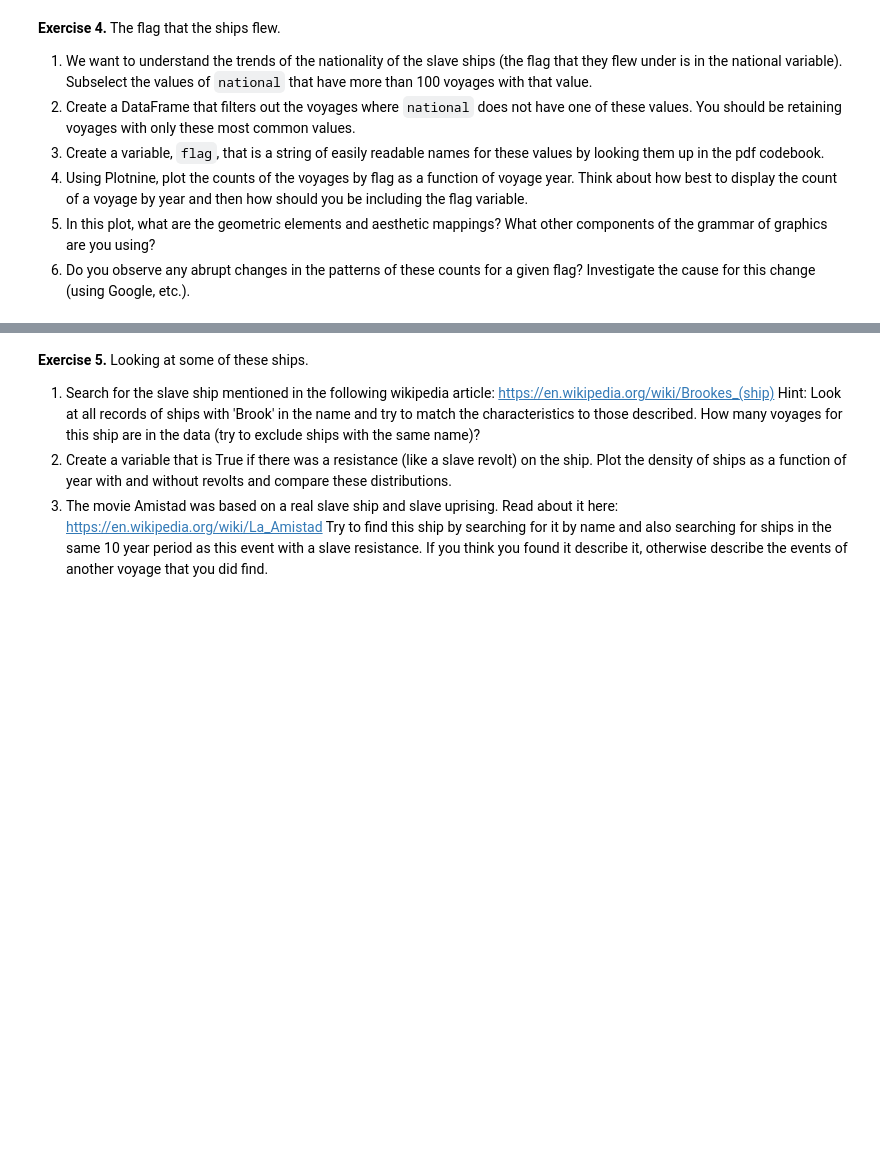
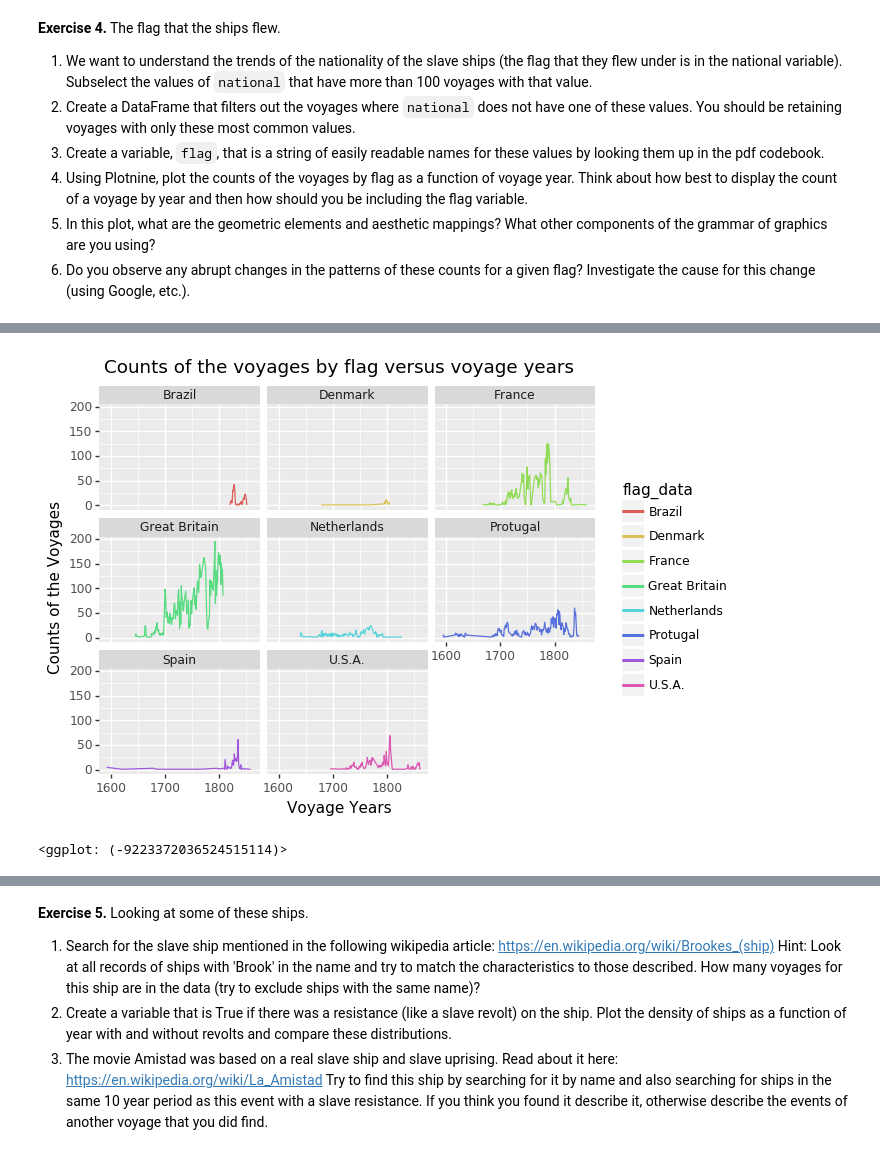
Before and after one commit to Chenghan-Sun/DS-Projects, a Jupyter notebook: 220_midterm/midterm.ipynb, the cells around one changed output, grey strips where cells are left out. Drawn from its saved outputs; the diff is of its cells as text; code cells hidden in the pictures; blank space fills up the shorter version.

Commit message:
update nation inference

```diff
--- a/220_midterm/midterm.ipynb
+++ b/220_midterm/midterm.ipynb
@@ -323,0 +336,8 @@ flag = ['Great Britain', 'Portugal', 'France', 'U.S.A', 'Spain', 'Netherlands',
+# %%
+# Part 3
+code = {7.0: "Great Britain", 4.0: "Protugal", 10.0: "France", 9.0: "U.S.A.",
+        1.0: "Spain", 8.0: "Netherlands", 5.0: "Brazil", 11.0: "Denmark"} # one-one map of national to flag
+decode = [code[i] for i in df_tast_4['national']]
+df_tast_4['flag'] = decode
+print(f'Exercise 4 df with new flag variable: rows of the dataset = {df_tast_4.shape[0]}; number of variables = {df_tast_4.shape[1]}')
+df_tast_4.head()
@@ -323,0 +353,13 @@ flag = ['Great Britain', 'Portugal', 'France', 'U.S.A', 'Spain', 'Netherlands',
+# %%
+# Part 4
+# extract voyage years
+df_tast_4_vy = df_tast_4[df_tast_4['Date_dep'].notna()]  # create df_tast_4_vy: df_tast_4 with voyage years
+v_date_list = df_tast_4_vy['Date_dep'].tolist()  # list of voyage years
+vy_list = [yr.split('/')[2] for yr in v_date_list]  # extract exact voyage years
+vy_series = pd.Series(map(int, vy_list))  # str to pd.Series
+# %%
+# add new variable into created df_tast_4_vy
+df_tast_4_vy = df_tast_4_vy[['national', 'flag']]
+df_tast_4_vy = df_tast_4_vy.reset_index(drop=True)
+df_tast_4_vy.loc[:, 'voyage_years'] = vy_series
+df_tast_4_vy.head()
@@ -323,0 +373,8 @@ flag = ['Great Britain', 'Portugal', 'France', 'U.S.A', 'Spain', 'Netherlands',
+# %%
+# grouping and sort the old df, then create new df for plot
+df_tast_4_vy_g = df_tast_4_vy.groupby(['voyage_years','flag']).count()  # sorted
+yrs_data = df_tast_4_vy_g.index.get_level_values(0)
+flag_data = df_tast_4_vy_g.index.get_level_values(1)
+num_voyage = df_tast_4_vy_g['national'].values
+df_vy_national = pd.DataFrame(data={'yrs_data':yrs_data, 'flag_data':flag_data, 'num_voyage':num_voyage})
+df_vy_national.head()
@@ -323,0 +388,11 @@ flag = ['Great Britain', 'Portugal', 'France', 'U.S.A', 'Spain', 'Netherlands',
+# %%
+# plot by plotnine
+(ggplot(df_vy_national, aes('yrs_data', 'num_voyage', group='flag_data', color='flag_data'))
+ + geom_line()
+ + facet_wrap('~flag_data')
+ + labs(x='Voyage Years', y='Counts of the Voyages')
+ + ggtitle('Counts of the voyages by flag versus voyage years')
+)
+# %% [output]
+[figure, added]
+<ggplot: (-9223372036524515114)>
```
Also changed, not shown: parts of 18 cells of this notebook.
